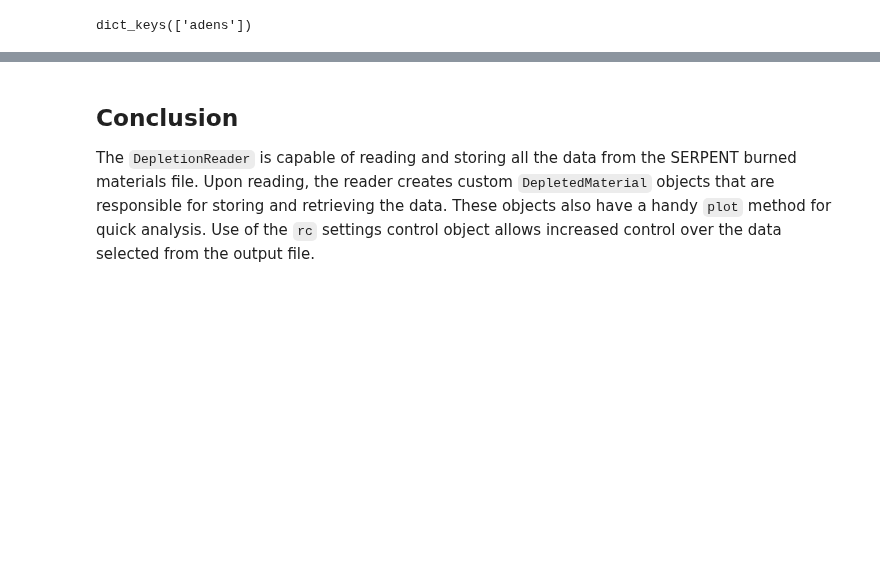
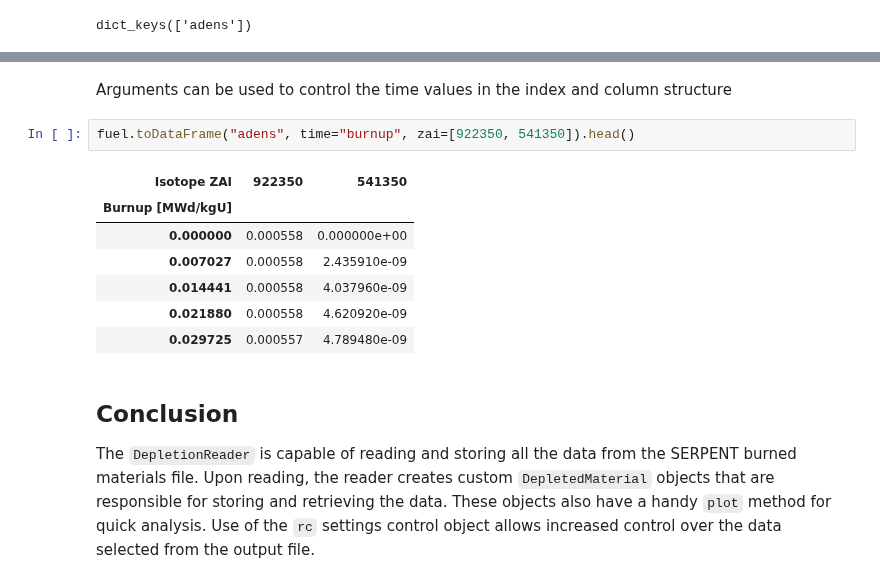
Before and after one commit to CORE-GATECH-GROUP/serpent-tools, a Jupyter notebook: examples/DepletionReader.ipynb, the cells around one changed output, grey strips where cells are left out. Saved outputs shown, nothing was run; the diff lists cells and outputs as text; blank space fills up the shorter version.

```diff
--- a/examples/DepletionReader.ipynb
+++ b/examples/DepletionReader.ipynb
@@ -184,3 +197,15 @@ dict_keys(['adens'])
+# %% [markdown]
+Arguments can be used to control the time values in the index and column structure
+# %%
+fuel.toDataFrame("adens", time="burnup", zai=[922350, 541350]).head()
+# %% [output]
+| Isotope ZAI | 922350 | 541350 |
+| Burnup [MWd/kgU] |  |  |
+| 0.000000 | 0.000558 | 0.000000e+00 |
+| 0.007027 | 0.000558 | 2.435910e-09 |
+| 0.014441 | 0.000558 | 4.037960e-09 |
+| 0.021880 | 0.000558 | 4.620920e-09 |
+| 0.029725 | 0.000557 | 4.789480e-09 |
 # %% [markdown]
 ## Conclusion
 The `DepletionReader` is capable of reading and storing all the data from the SERPENT burned materials file. Upon reading, the reader creates custom `DepletedMaterial` objects that are responsible for storing and retrieving the data. These objects also have a handy `plot` method for quick analysis. Use of the `rc` settings control object allows increased control over the data selected from the output file.
```
Also changed, not shown: parts of 2 cells of this notebook, 1 other file.
